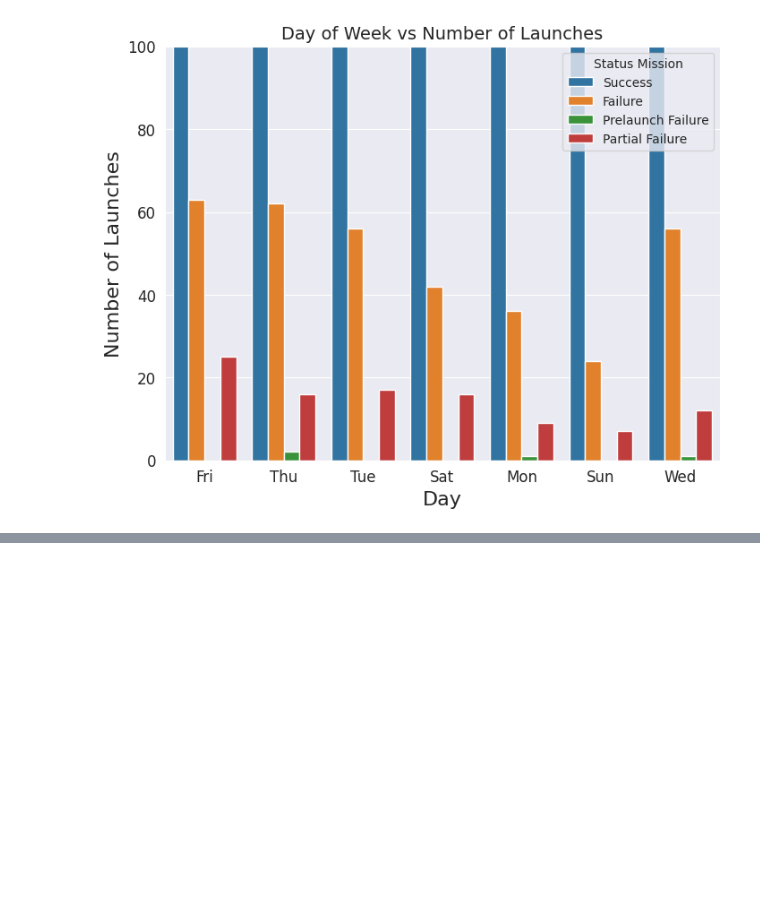
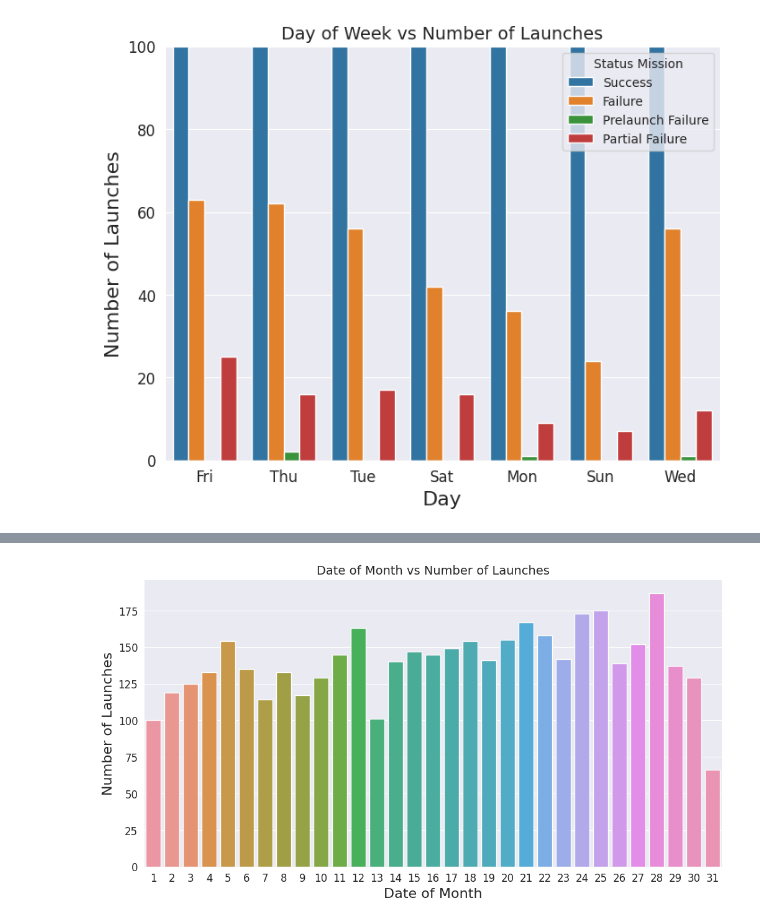
Before and after one commit to ameya932/Space-Missions-Analysis, a Jupyter notebook: Human_Space_Missions_Analysis.ipynb, the cells around one changed output, grey strips where cells are left out. Saved outputs shown, nothing was run; the diff lists cells and outputs as text; code cells hidden in the pictures; blank space fills up the shorter version.

```diff
--- a/Human_Space_Missions_Analysis.ipynb
+++ b/Human_Space_Missions_Analysis.ipynb
@@ -167,0 +194,10 @@ plt.show()
+# %%
+plt.figure(figsize=(12, 6))
+ax = sns.countplot(x=df['Date'])
+ax.axes.set_title('Date of Month vs Number of Launches', fontsize=14)
+ax.set_xlabel('Date of Month', fontsize=16)
+ax.set_ylabel('Number of Launches', fontsize=16)
+ax.tick_params(labelsize=12)
+plt.show()
+# %% [output]
+[figure, added]
```
Also changed, not shown: parts of 10 cells of this notebook.
